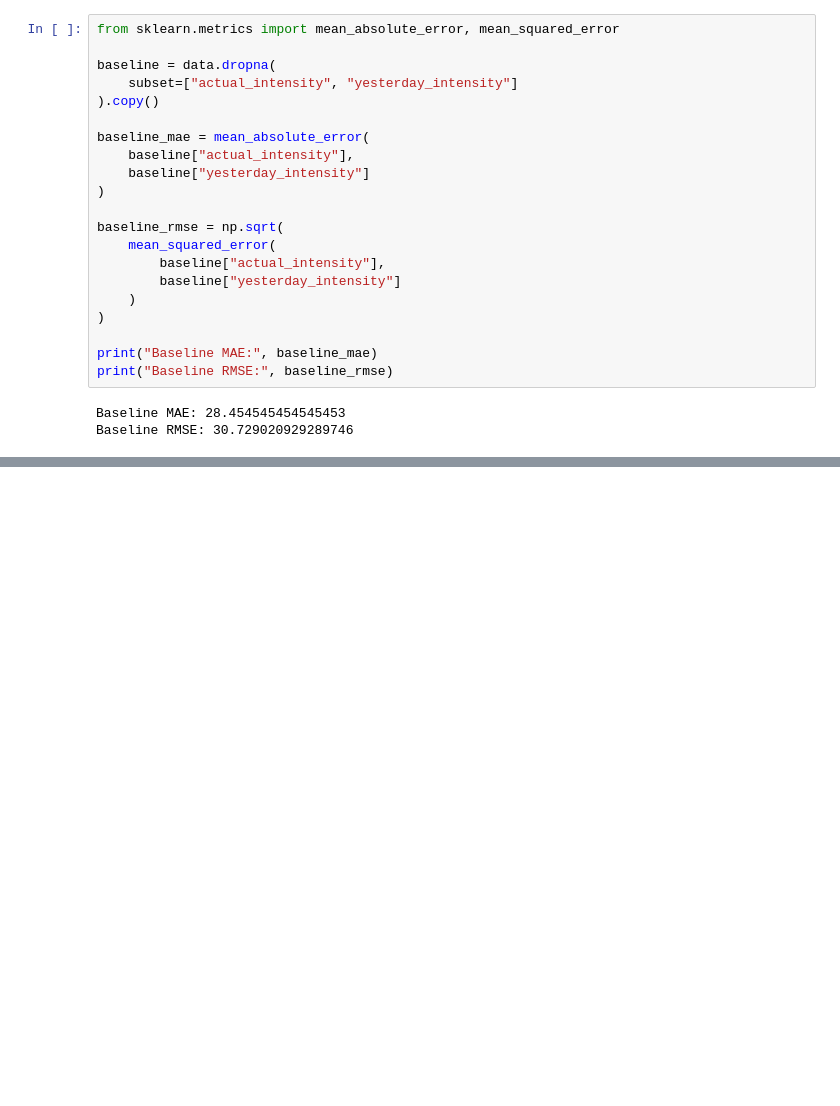
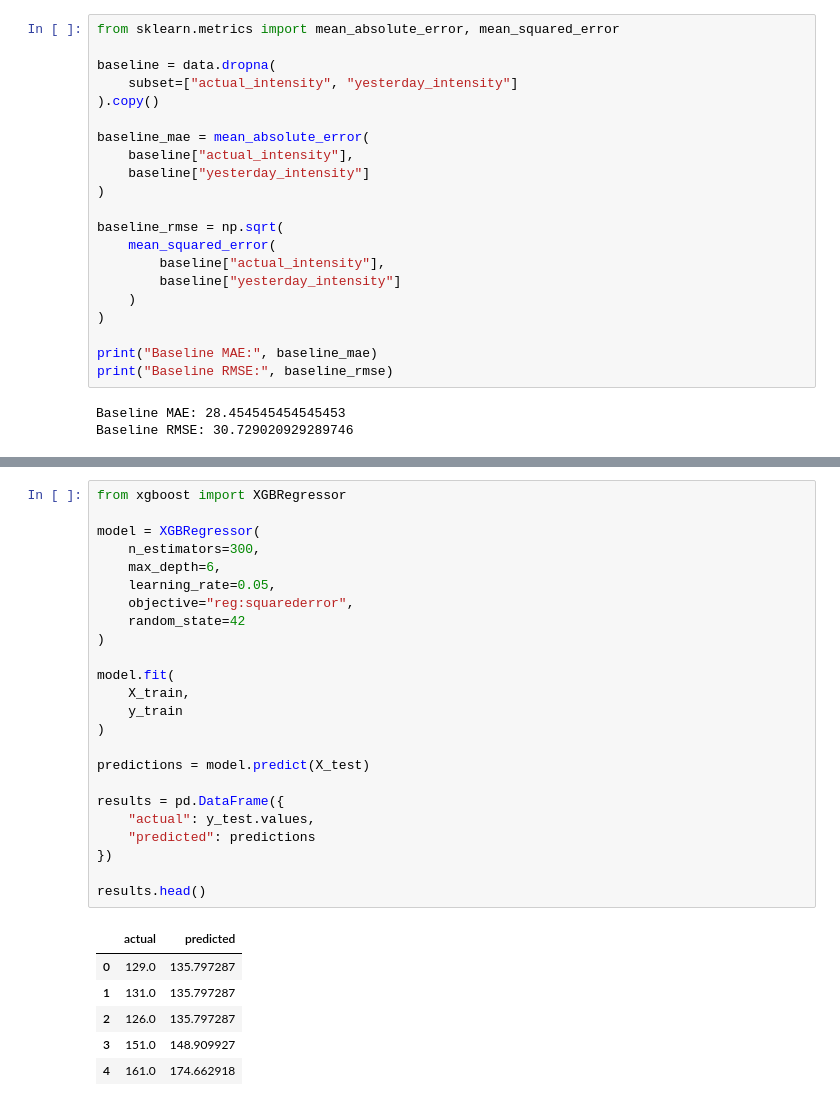
Before and after one commit to Roughmango/neso_dashboard, a Jupyter notebook: notebooks/02_model.ipynb, the cells around one changed output, grey strips where cells are left out. Saved outputs shown, nothing was run; the diff lists cells and outputs as text; blank space fills up the shorter version.

```diff
--- a/notebooks/02_model.ipynb
+++ b/notebooks/02_model.ipynb
@@ -82,0 +139,31 @@ Baseline RMSE: 30.729020929289746
+# %%
+from xgboost import XGBRegressor
+
+model = XGBRegressor(
+    n_estimators=300,
+    max_depth=6,
+    learning_rate=0.05,
+    objective="reg:squarederror",
+    random_state=42
+)
+
+model.fit(
+    X_train,
+    y_train
+)
+
+predictions = model.predict(X_test)
+
+results = pd.DataFrame({
+    "actual": y_test.values,
+    "predicted": predictions
+})
+
+results.head()
+# %% [output]
+|  | actual | predicted |
+| 0 | 129.0 | 135.797287 |
+| 1 | 131.0 | 135.797287 |
+| 2 | 126.0 | 135.797287 |
+| 3 | 151.0 | 148.909927 |
+| 4 | 161.0 | 174.662918 |
```
Also changed, not shown: parts of 5 cells of this notebook.
